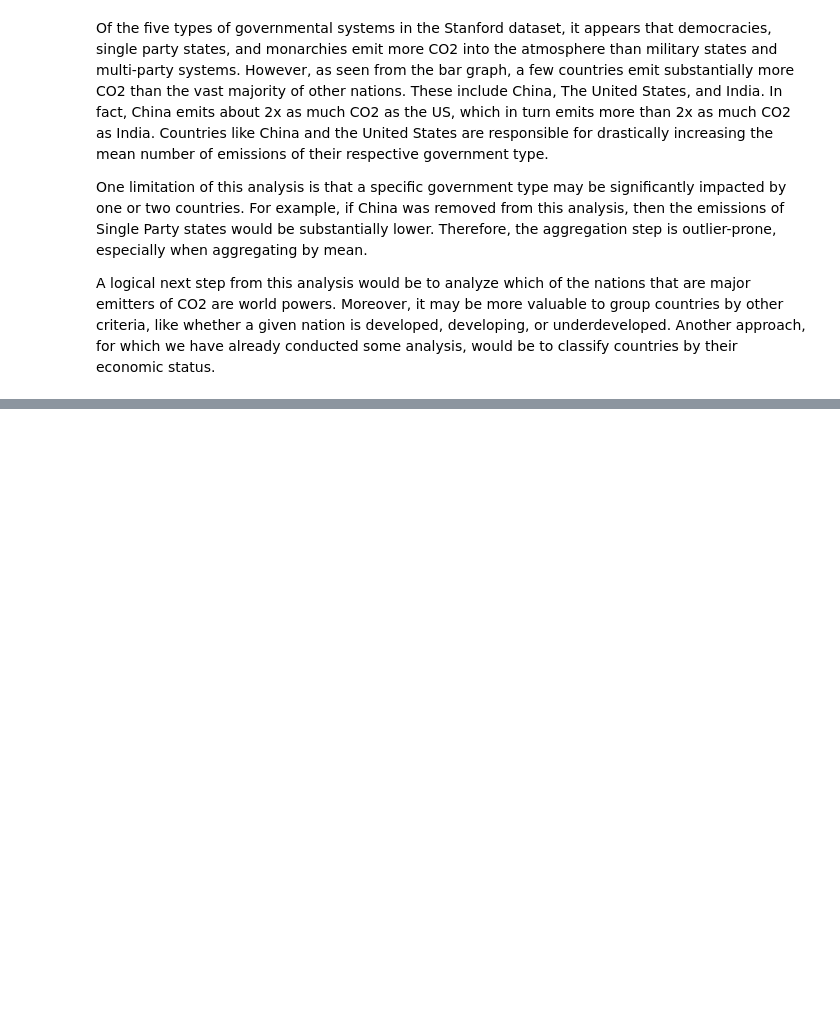
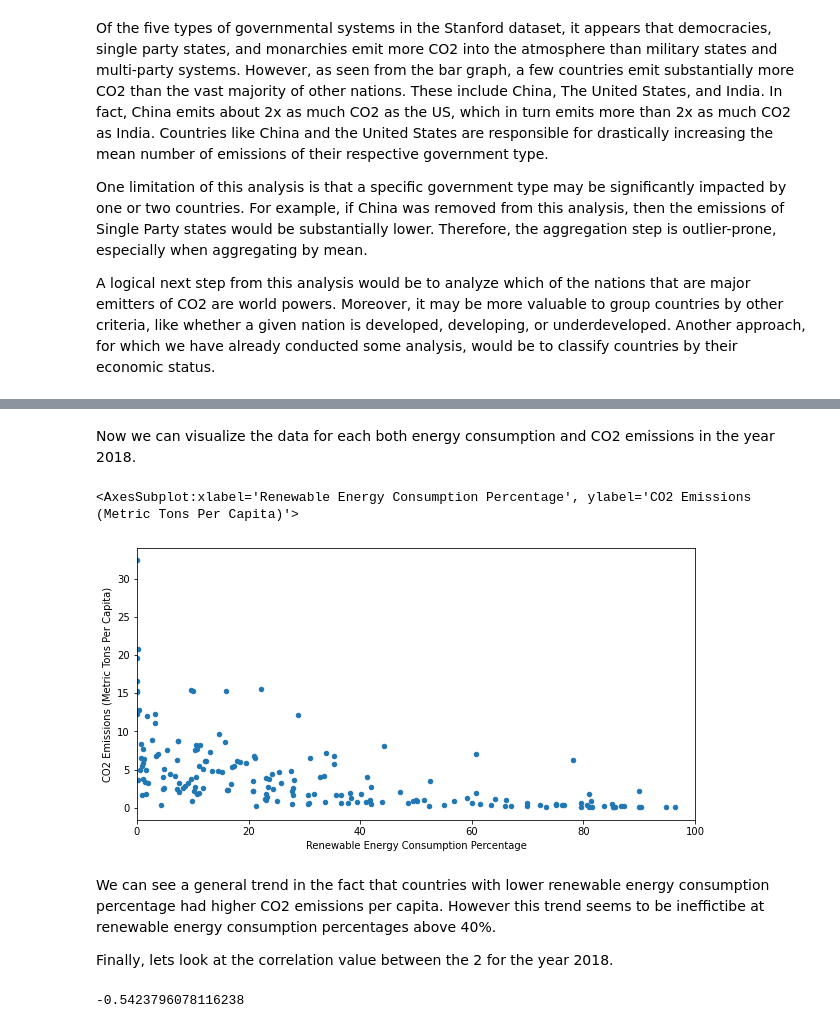
Before and after one commit to melotic/cs3654-project, a Jupyter notebook: Project1.ipynb, the cells around one changed output, grey strips where cells are left out. Drawn from its saved outputs; the diff is of its cells as text; code cells hidden in the pictures; blank space fills up the shorter version.

```diff
--- a/Project1.ipynb
+++ b/Project1.ipynb
@@ -334,0 +388,8 @@ A logical next step from this analysis would be to analyze which of the nations
+# %%
+cleanEnergy = renewableEnergy.copy()
+
+cleanEnergy.drop(['Country Code', 'Indicator Name', 'Indicator Code'], inplace=True, axis=1)
+cleanEnergy = cleanEnergy.dropna()
+cleanEnergy = cleanEnergy.reset_index(drop=True)
+
+cleanEnergy
@@ -334,0 +412,8 @@ A logical next step from this analysis would be to analyze which of the nations
+# %%
+cleanCO2 = CO2Emissions.copy()
+
+cleanCO2.drop(cleanCO2.iloc[:, 1:34], inplace=True, axis=1)
+cleanCO2 = cleanCO2.dropna()
+cleanCO2 = cleanCO2.reset_index(drop=True)
+
+cleanCO2
@@ -334,0 +436,3 @@ A logical next step from this analysis would be to analyze which of the nations
+# %%
+mergedData = cleanEnergy.merge(cleanCO2, on='Country Name', suffixes=('_energy', '_CO2'))
+mergedData
@@ -334,0 +460,8 @@ A logical next step from this analysis would be to analyze which of the nations
+# %%
+data2018 = pandas.DataFrame().assign(CN=mergedData['Country Name'], EC=mergedData['2018_energy'],
+                                     C2 = mergedData['2018_CO2'])
+
+data2018 = data2018.rename(columns={'CN': 'Country Name', 'EC': 'Renewable Energy Consumption Percentage', 'C2' :
+                         'CO2 Emissions (Metric Tons Per Capita)'})
+
+data2018
@@ -334,0 +482,15 @@ A logical next step from this analysis would be to analyze which of the nations
+# %% [markdown]
+Now we can visualize the data for each both energy consumption and CO2 emissions in the year 2018.
+# %%
+data2018.plot.scatter(x='Renewable Energy Consumption Percentage', y='CO2 Emissions (Metric Tons Per Capita)', figsize=(10,5), xlim=(0 ,100))
+# %% [output]
+<AxesSubplot:xlabel='Renewable Energy Consumption Percentage', ylabel='CO2 Emissions (Metric Tons Per Capita)'>
+[figure, added]
+# %% [markdown]
+We can see a general trend in the fact that countries with lower renewable energy consumption percentage had higher CO2 emissions per capita. However this trend seems to be ineffictibe at renewable energy consumption percentages above 40%.
+
+Finally, lets look at the correlation value between the 2 for the year 2018.
+# %%
+data2018['Renewable Energy Consumption Percentage'].corr(data2018['CO2 Emissions (Metric Tons Per Capita)'])
+# %% [output]
+-0.5423796078116238
```
Also changed, not shown: parts of 13 cells of this notebook, 2 other files.
